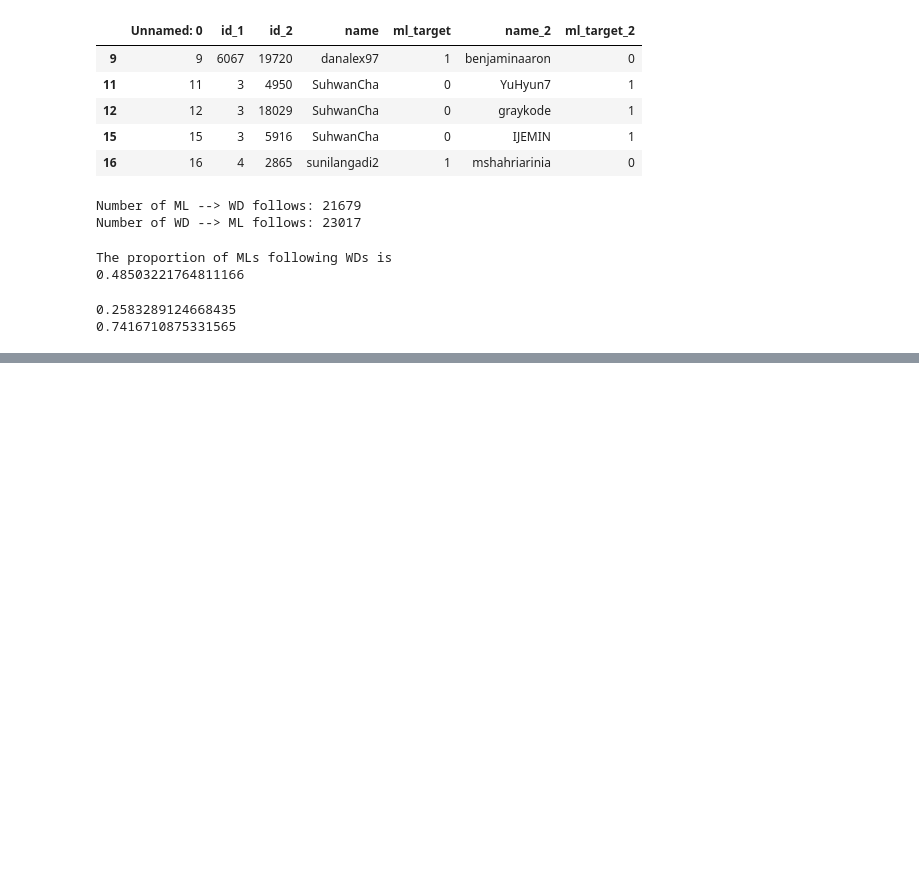
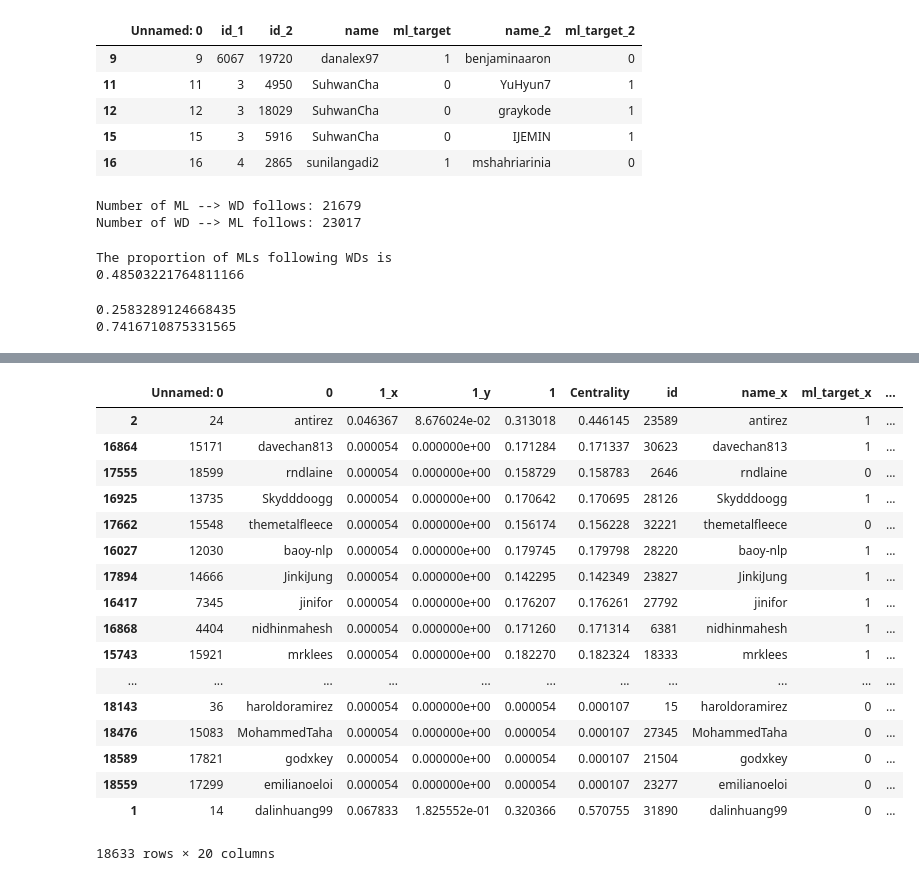
Before and after one commit to catymiao/GitHub-Network-Analytics, a Jupyter notebook: Direction Trends EDA.ipynb, the cells around one changed output, grey strips where cells are left out. Cells and saved outputs as stored; diff of their text form; code cells hidden in the pictures; blank space fills up the shorter version.

Commit message:
Find most collaborative users with standardized centrality data

```diff
--- a/Direction Trends EDA.ipynb
+++ b/Direction Trends EDA.ipynb
@@ -55,3 +55,12 @@ print(prob_wd)
 # %% [output]
 0.2583289124668435
 0.7416710875331565
+# %%
+df_centrality_full = pd.read_csv('Github_degree_betweenness_closeness.csv')
+df_centrality_cross = pd.read_csv('Centrality_github_data_cross_edge.csv')
+
+df_compare = df_centrality_cross.merge(df_centrality_full, how = 'left', right_on = 'id',\
+                                      left_on = 'id')
+df_compare.head()
+
+#x is cross edge
@@ -57,0 +74,3 @@ print(prob_wd)
+# %%
+df_compare['Centrality_diff'] = df_compare['Centrality_std_x'] - df_compare['Centrality_std_y']
+df_compare.head()
@@ -57,0 +84,5 @@ print(prob_wd)
+# %%
+from sklearn import preprocessing
+
+df_compare['Centrality_diff_std'] = preprocessing.scale(df_compare['Centrality_diff'])
+df_compare.head()
@@ -57,0 +96,24 @@ print(prob_wd)
+# %%
+df_compare = df_compare.sort_values(by='Centrality_diff_std', ascending=False)
+df_compare
+#larger scores mean that cross edge has a higher centrality - these are the most collaborative people
+#relative to their group
+# %% [output]
+|  | Unnamed: 0 | 0 | 1_x | 1_y | 1 | Centrality | id | name_x | ml_target_x | ... |
+| 2 | 24 | antirez | 0.046367 | 8.676024e-02 | 0.313018 | 0.446145 | 23589 | antirez | 1 | ... |
+| 16864 | 15171 | davechan813 | 0.000054 | 0.000000e+00 | 0.171284 | 0.171337 | 30623 | davechan813 | 1 | ... |
+| 17555 | 18599 | rndlaine | 0.000054 | 0.000000e+00 | 0.158729 | 0.158783 | 2646 | rndlaine | 0 | ... |
+| 16925 | 13735 | Skydddoogg | 0.000054 | 0.000000e+00 | 0.170642 | 0.170695 | 28126 | Skydddoogg | 1 | ... |
+| 17662 | 15548 | themetalfleece | 0.000054 | 0.000000e+00 | 0.156174 | 0.156228 | 32221 | themetalfleece | 0 | ... |
+| 16027 | 12030 | baoy-nlp | 0.000054 | 0.000000e+00 | 0.179745 | 0.179798 | 28220 | baoy-nlp | 1 | ... |
+| 17894 | 14666 | JinkiJung | 0.000054 | 0.000000e+00 | 0.142295 | 0.142349 | 23827 | JinkiJung | 1 | ... |
+| 16417 | 7345 | jinifor | 0.000054 | 0.000000e+00 | 0.176207 | 0.176261 | 27792 | jinifor | 1 | ... |
+| 16868 | 4404 | nidhinmahesh | 0.000054 | 0.000000e+00 | 0.171260 | 0.171314 | 6381 | nidhinmahesh | 1 | ... |
+| 15743 | 15921 | mrklees | 0.000054 | 0.000000e+00 | 0.182270 | 0.182324 | 18333 | mrklees | 1 | ... |
+| ... | ... | ... | ... | ... | ... | ... | ... | ... | ... | ... |
+| 18143 | 36 | haroldoramirez | 0.000054 | 0.000000e+00 | 0.000054 | 0.000107 | 15 | haroldoramirez | 0 | ... |
+| 18476 | 15083 | MohammedTaha | 0.000054 | 0.000000e+00 | 0.000054 | 0.000107 | 27345 | MohammedTaha | 0 | ... |
+| 18589 | 17821 | godxkey | 0.000054 | 0.000000e+00 | 0.000054 | 0.000107 | 21504 | godxkey | 0 | ... |
+| 18559 | 17299 | emilianoeloi | 0.000054 | 0.000000e+00 | 0.000054 | 0.000107 | 23277 | emilianoeloi | 0 | ... |
+| 1 | 14 | dalinhuang99 | 0.067833 | 1.825552e-01 | 0.320366 | 0.570755 | 31890 | dalinhuang99 | 0 | ... |
+18633 rows × 20 columns
```
Also changed, not shown: parts of 5 cells of this notebook, 2 other files.
